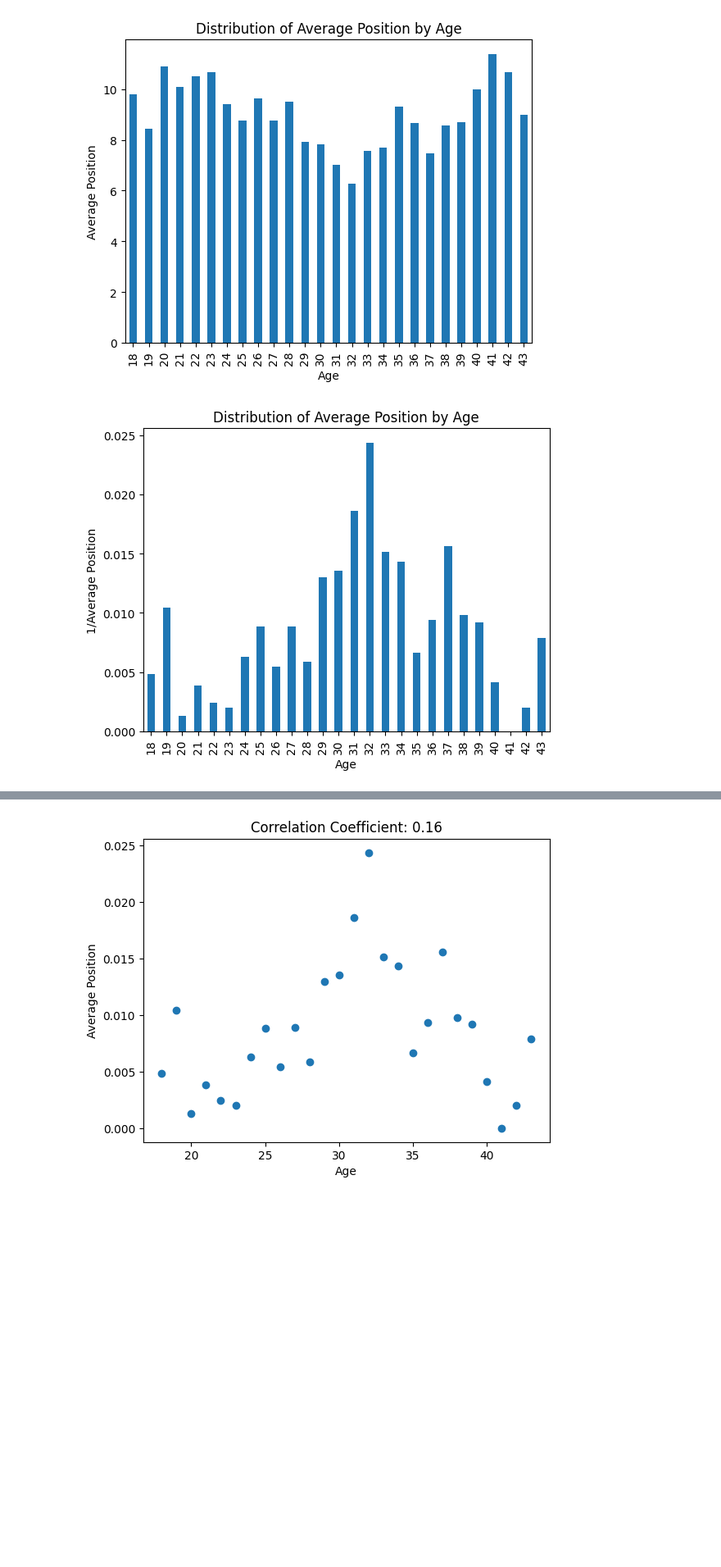
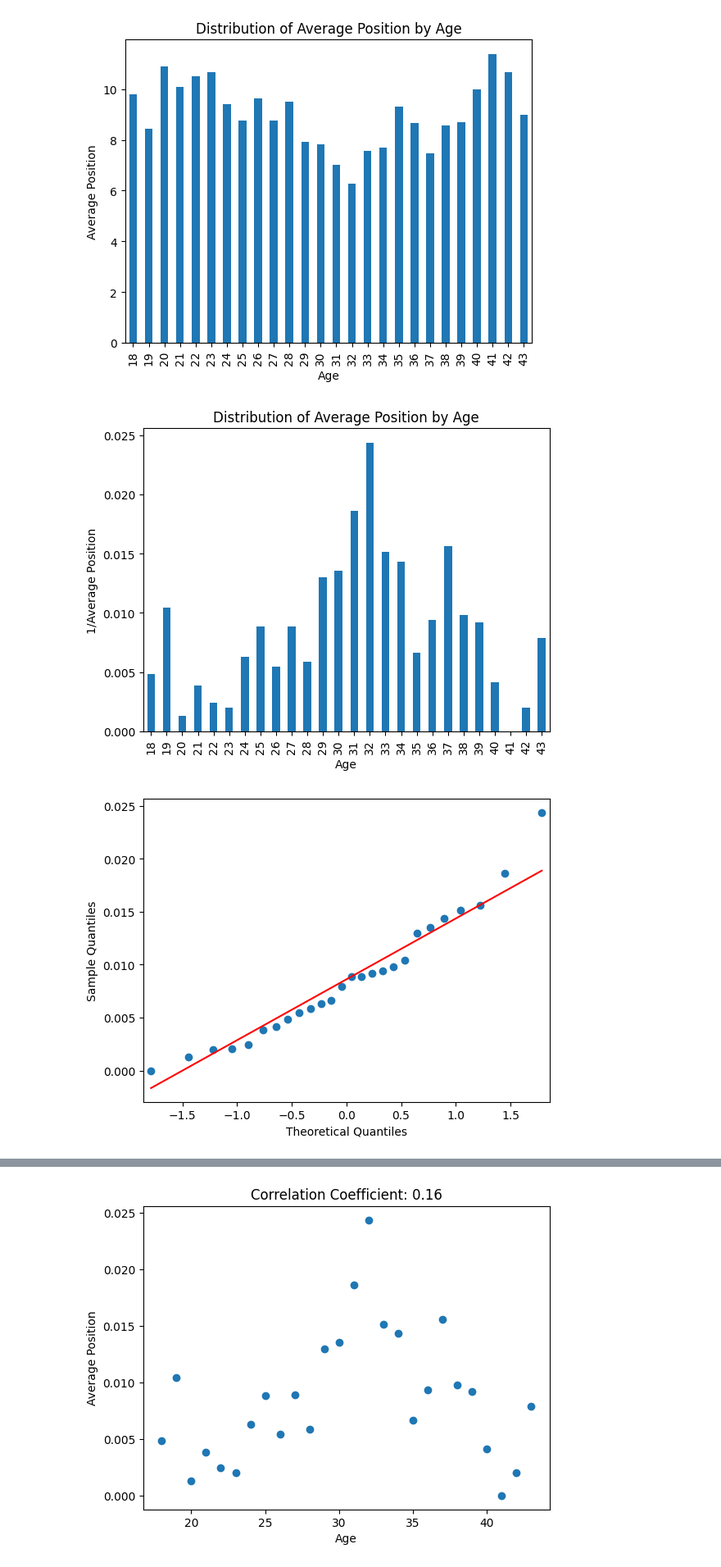
Before and after one commit to MohamedElhadidy0019/Formula_One_Data_Analysis, a Jupyter notebook: Age-Influence-on-Performance.ipynb, the cells around one changed output, grey strips where cells are left out. Shown: that part at 82% size. Saved outputs shown, nothing was run; the diff lists cells and outputs as text; code cells hidden in the pictures; blank space fills up the shorter version.

Commit message:
added qq-plot

```diff
--- a/Age-Influence-on-Performance.ipynb
+++ b/Age-Influence-on-Performance.ipynb
@@ -109,13 +109,16 @@ plt.show()
 # %%
 inv_mean_positions = mean_positions.copy()
 inv_mean_positions["position"] = 1 / mean_positions["position"]
 inv_mean_positions["position"] = (
     inv_mean_positions["position"] - inv_mean_positions["position"].min()
 ) / inv_mean_positions["position"].sum()
 ax = inv_mean_positions.plot(kind="bar", x="age", y="position", legend=False)
 ax.set_xlabel("Age")
 ax.set_ylabel("1/Average Position")
 ax.set_title("Distribution of Average Position by Age")
 plt.show()
+
+sm.qqplot(inv_mean_positions["position"], line="s")
 # %% [output]
 [figure]
+[figure, added]
```
Also changed, not shown: parts of 3 cells of this notebook.
